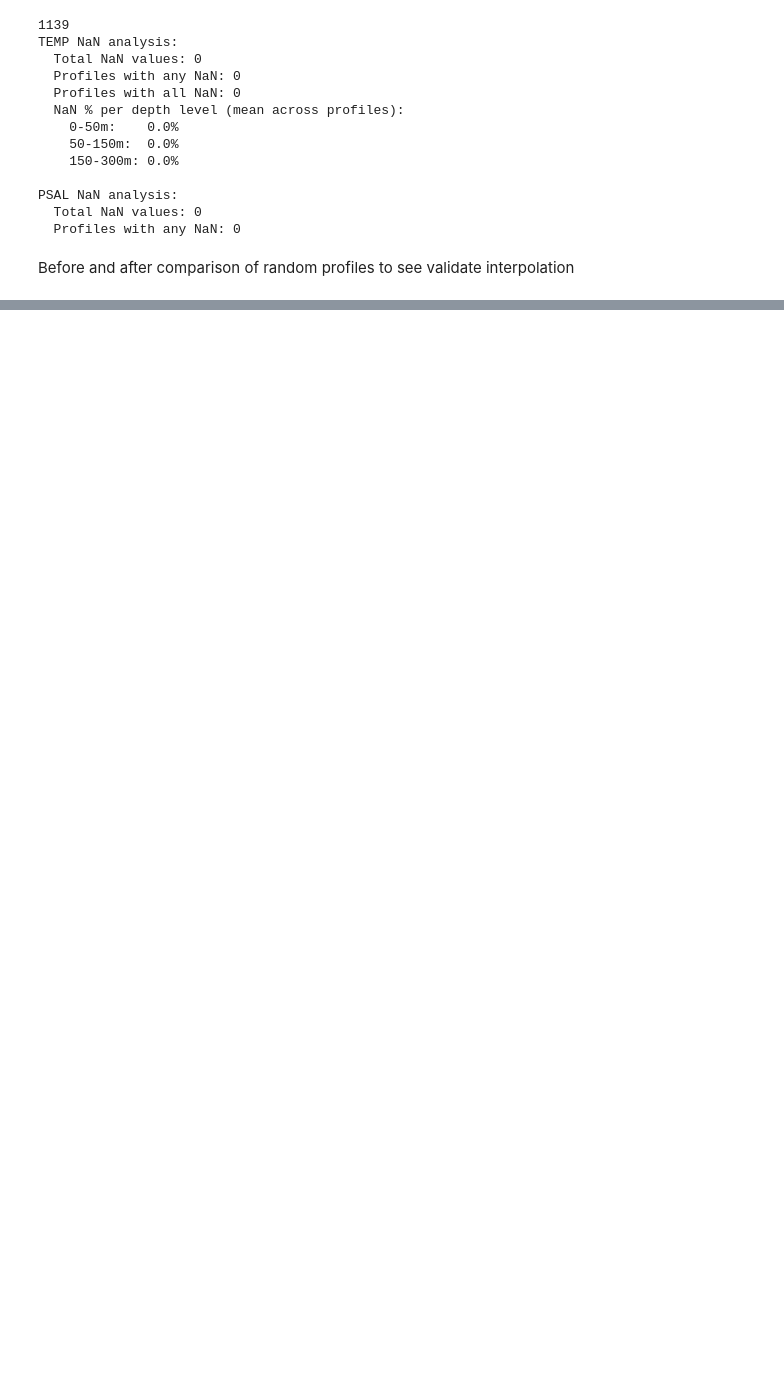
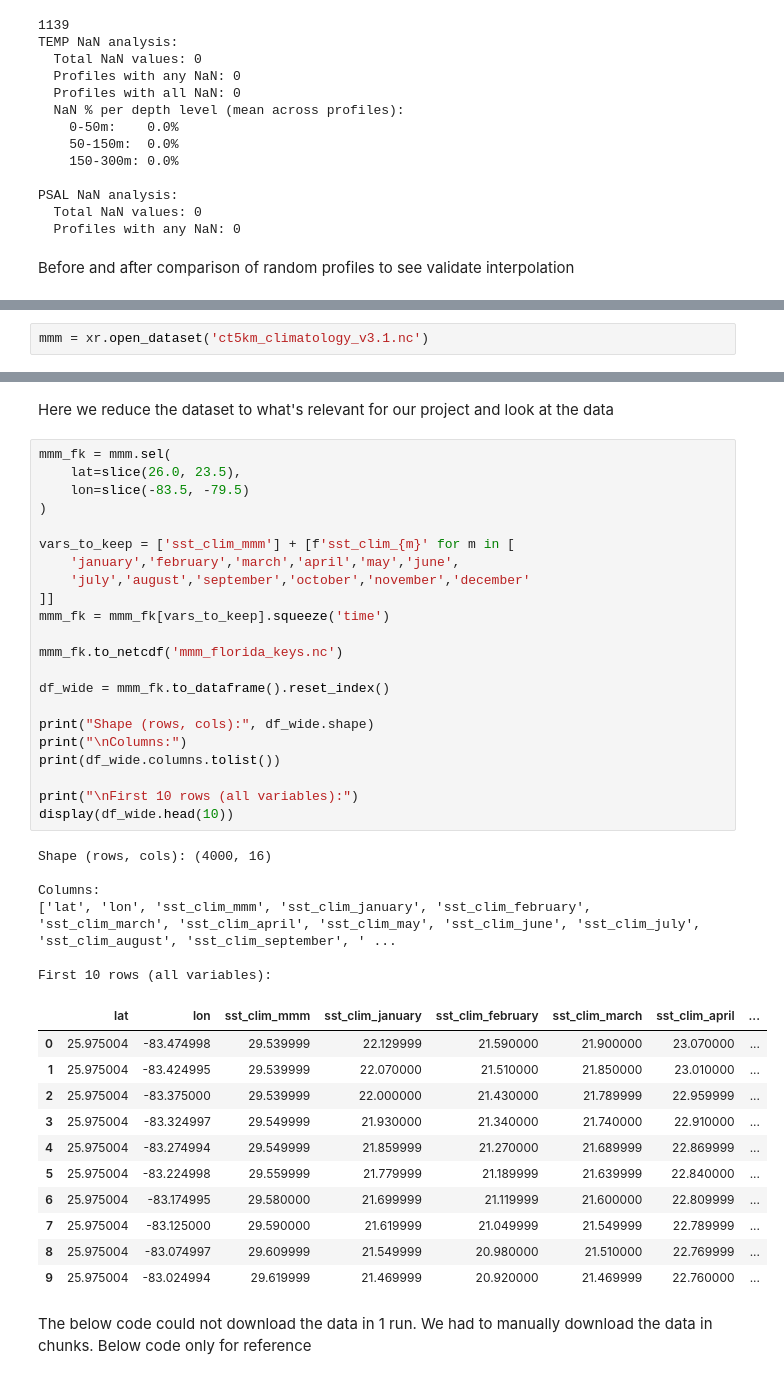
Before and after one commit to yugesharma/coral-bleaching-prediction, a Jupyter notebook: dataPreprocessing.ipynb, the cells around one changed output, grey strips where cells are left out. Saved outputs shown, nothing was run; the diff lists cells and outputs as text; blank space fills up the shorter version.

```diff
--- a/dataPreprocessing.ipynb
+++ b/dataPreprocessing.ipynb
@@ -598,0 +607,2 @@ Depth (m)  | Temp (C)        | PSAL (psu)      | Data Source
+# %%
+mmm = xr.open_dataset('ct5km_climatology_v3.1.nc')
@@ -598,0 +632,44 @@ Depth (m)  | Temp (C)        | PSAL (psu)      | Data Source
+# %% [markdown]
+Here we reduce the dataset to what's relevant for our project and look at the data
+# %%
+mmm_fk = mmm.sel(
+    lat=slice(26.0, 23.5),
+    lon=slice(-83.5, -79.5)
+)
+
+vars_to_keep = ['sst_clim_mmm'] + [f'sst_clim_{m}' for m in [
+    'january','february','march','april','may','june',
+    'july','august','september','october','november','december'
+]]
+mmm_fk = mmm_fk[vars_to_keep].squeeze('time')
+
+mmm_fk.to_netcdf('mmm_florida_keys.nc')
+
+df_wide = mmm_fk.to_dataframe().reset_index()
+
+print("Shape (rows, cols):", df_wide.shape)
+print("\nColumns:")
+print(df_wide.columns.tolist())
+
+print("\nFirst 10 rows (all variables):")
+display(df_wide.head(10))
+# %% [output]
+Shape (rows, cols): (4000, 16)
+
+Columns:
+['lat', 'lon', 'sst_clim_mmm', 'sst_clim_january', 'sst_clim_february', 'sst_clim_march', 'sst_clim_april', 'sst_clim_may', 'sst_clim_june', 'sst_clim_july', 'sst_clim_august', 'sst_clim_september', ' ...
+
+First 10 rows (all variables):
+|  | lat | lon | sst_clim_mmm | sst_clim_january | sst_clim_february | sst_clim_march | sst_clim_april | ... |
+| 0 | 25.975004 | -83.474998 | 29.539999 | 22.129999 | 21.590000 | 21.900000 | 23.070000 | ... |
+| 1 | 25.975004 | -83.424995 | 29.539999 | 22.070000 | 21.510000 | 21.850000 | 23.010000 | ... |
+| 2 | 25.975004 | -83.375000 | 29.539999 | 22.000000 | 21.430000 | 21.789999 | 22.959999 | ... |
+| 3 | 25.975004 | -83.324997 | 29.549999 | 21.930000 | 21.340000 | 21.740000 | 22.910000 | ... |
+| 4 | 25.975004 | -83.274994 | 29.549999 | 21.859999 | 21.270000 | 21.689999 | 22.869999 | ... |
+| 5 | 25.975004 | -83.224998 | 29.559999 | 21.779999 | 21.189999 | 21.639999 | 22.840000 | ... |
+| 6 | 25.975004 | -83.174995 | 29.580000 | 21.699999 | 21.119999 | 21.600000 | 22.809999 | ... |
+| 7 | 25.975004 | -83.125000 | 29.590000 | 21.619999 | 21.049999 | 21.549999 | 22.789999 | ... |
+| 8 | 25.975004 | -83.074997 | 29.609999 | 21.549999 | 20.980000 | 21.510000 | 22.769999 | ... |
+| 9 | 25.975004 | -83.024994 | 29.619999 | 21.469999 | 20.920000 | 21.469999 | 22.760000 | ... |
+# %% [markdown]
+The below code could not download the data in 1 run. We had to manually download the data in chunks. Below code only for reference
```
Also changed, not shown: parts of 25 cells of this notebook.
